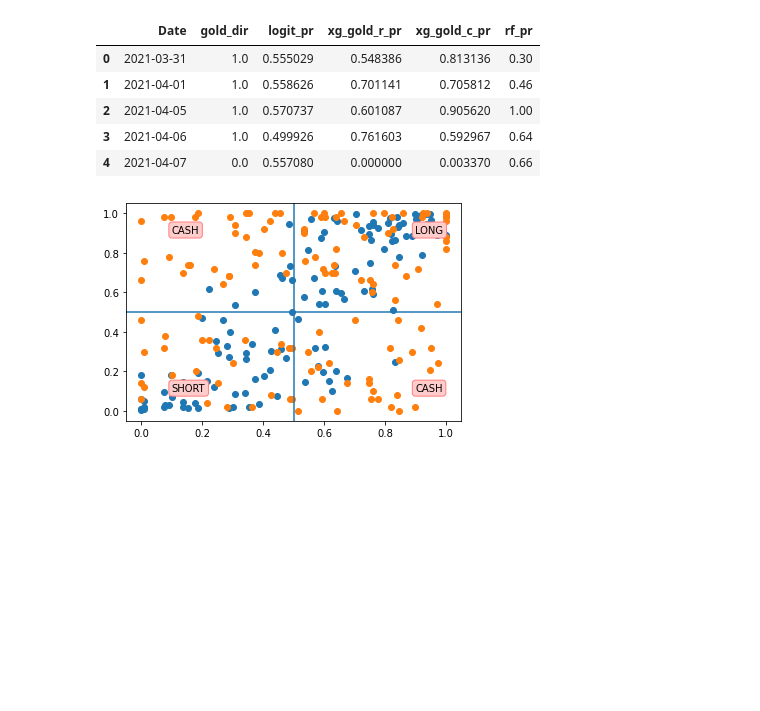
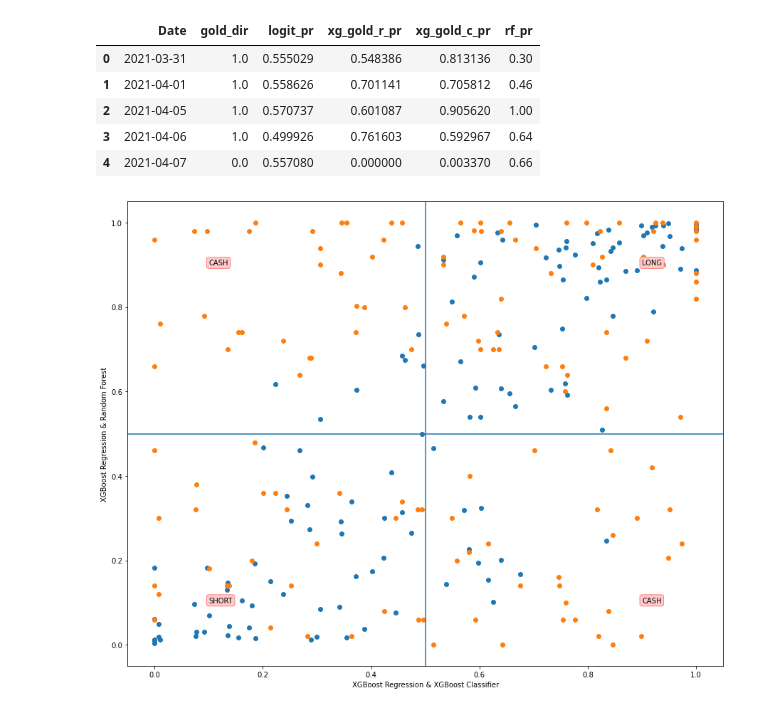
Before and after one commit to cell2silicon/Investment_Strategy, a Jupyter notebook: prob_graph/invest_strategy_Gold_copy.ipynb, the cells around one changed output. Drawn from its saved outputs; the diff is of its cells as text; code cells hidden in the pictures; blank space fills up the shorter version.

```diff
--- a/prob_graph/invest_strategy_Gold_copy.ipynb
+++ b/prob_graph/invest_strategy_Gold_copy.ipynb
@@ -535,16 +535,19 @@ trading_pr_g.to_csv("prob_g.csv", index=False)
 # %%
 import matplotlib.pyplot as plt
 
+plt.figure(figsize=(15, 12))
 plt.scatter(trading_pr_g['xg_gold_r_pr'], trading_pr_g['xg_gold_c_pr'])
 plt.scatter(trading_pr_g['xg_gold_r_pr'], trading_pr_g['rf_pr'])
 # plt.vlines(0.5,linestyles='solid')
 plt.axvline(x=0.5)
 plt.axhline(y=0.5)
 plt.text(0.9, 0.9, 'LONG', bbox=dict(boxstyle="round", ec=(1., 0.5, 0.5), fc=(1., 0.8, 0.8),))
 plt.text(0.1, 0.1, 'SHORT', bbox=dict(boxstyle="round", ec=(1., 0.5, 0.5), fc=(1., 0.8, 0.8),))
 plt.text(0.1, 0.9, 'CASH', bbox=dict(boxstyle="round", ec=(1., 0.5, 0.5), fc=(1., 0.8, 0.8),))
 plt.text(0.9, 0.1, 'CASH', bbox=dict(boxstyle="round", ec=(1., 0.5, 0.5), fc=(1., 0.8, 0.8),))
+plt.xlabel("XGBoost Regression & XGBoost Classifier")
+plt.ylabel("XGBoost Regression & Random Forest")
 plt.savefig('gold.png')
 plt.show()
 # %% [output]
-[figure, old version]
+[figure, new version]
```
Also changed, not shown: 11 other files.
